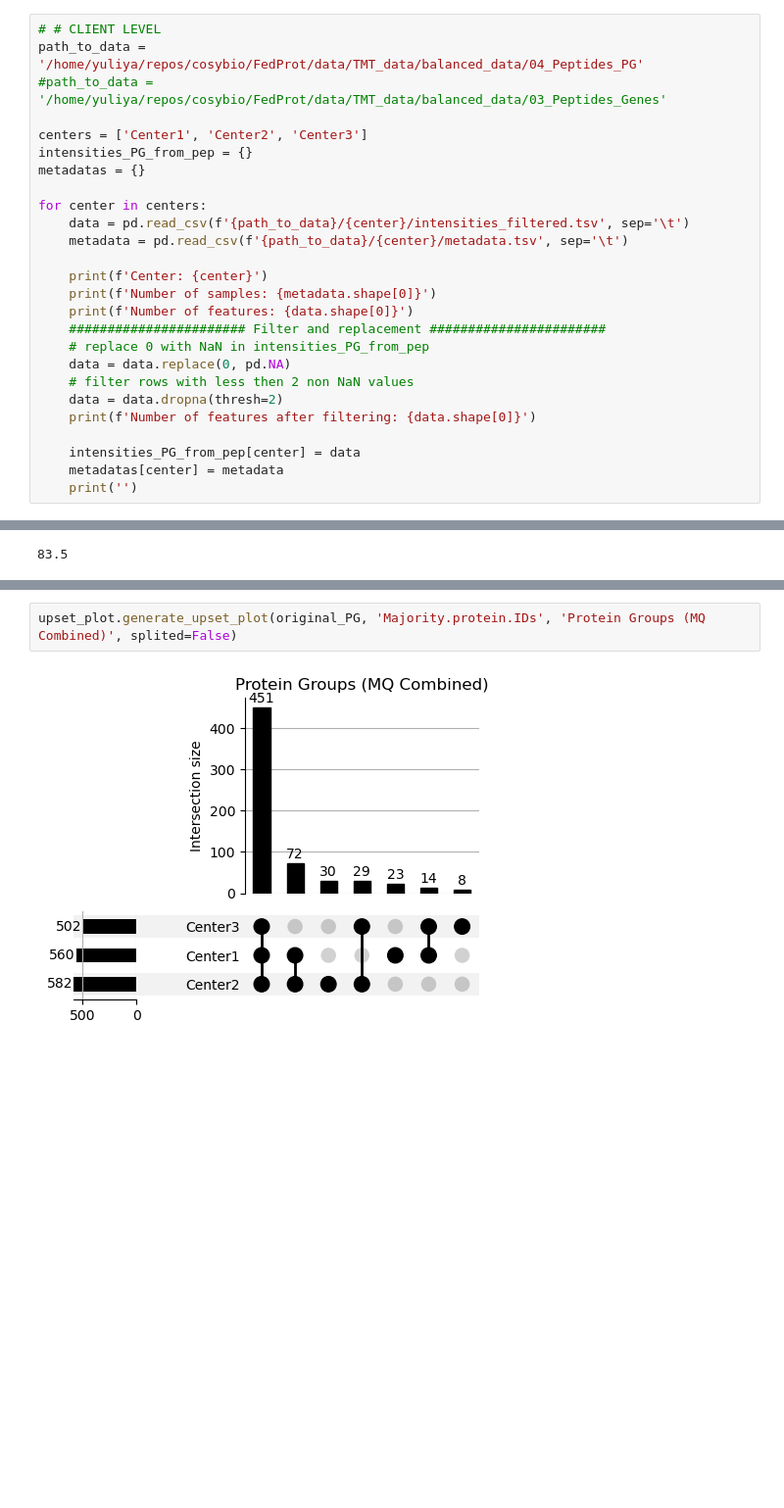
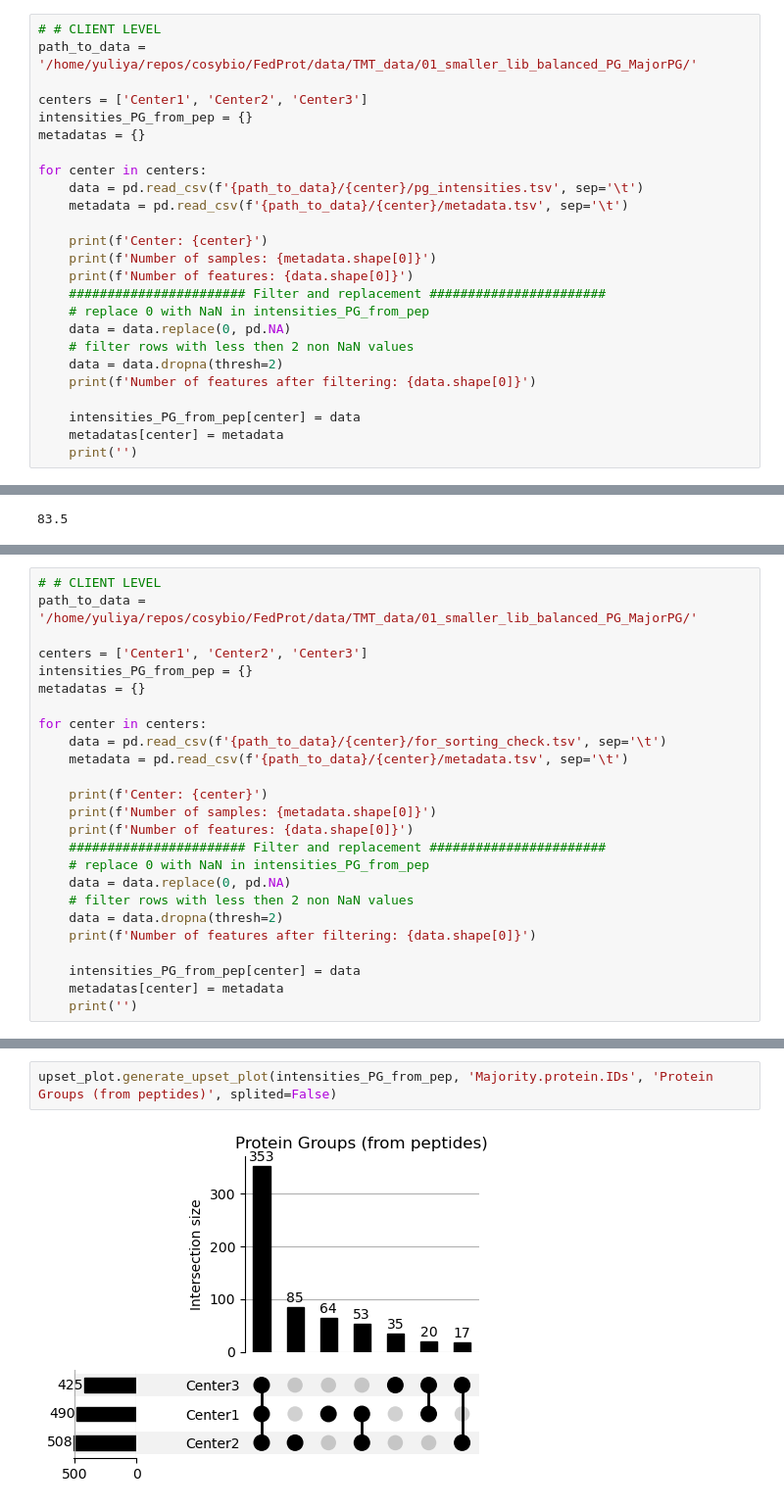
Before and after one commit to Freddsle/FedProt, a Jupyter notebook: data/TMT_data/03_merging_checks.ipynb, the cells around one changed output, grey strips where cells are left out. Shown at 98% size. Drawn from its saved outputs; the diff is of its cells as text; blank space fills up the shorter version.

```diff
--- a/data/TMT_data/03_merging_checks.ipynb
+++ b/data/TMT_data/03_merging_checks.ipynb
@@ -10,14 +8,13 @@ from plots import upset_plot
 # %%
 # # CLIENT LEVEL
-path_to_data = '/home/yuliya/repos/cosybio/FedProt/data/TMT_data/balanced_data/04_Peptides_PG'
-#path_to_data = '/home/yuliya/repos/cosybio/FedProt/data/TMT_data/balanced_data/03_Peptides_Genes'
+path_to_data = '/home/yuliya/repos/cosybio/FedProt/data/TMT_data/01_smaller_lib_balanced_PG_MajorPG/'
 
 centers = ['Center1', 'Center2', 'Center3']
 intensities_PG_from_pep = {}
 metadatas = {}
 
 for center in centers:
-    data = pd.read_csv(f'{path_to_data}/{center}/intensities_filtered.tsv', sep='\t')
+    data = pd.read_csv(f'{path_to_data}/{center}/pg_intensities.tsv', sep='\t')
     metadata = pd.read_csv(f'{path_to_data}/{center}/metadata.tsv', sep='\t')
 
     print(f'Center: {center}')
@@ -254,0 +62,25 @@ Number of features after filtering: 502
+# %%
+# # CLIENT LEVEL
+path_to_data = '/home/yuliya/repos/cosybio/FedProt/data/TMT_data/01_smaller_lib_balanced_PG_MajorPG/'
+
+centers = ['Center1', 'Center2', 'Center3']
+intensities_PG_from_pep = {}
+metadatas = {}
+
+for center in centers:
+    data = pd.read_csv(f'{path_to_data}/{center}/for_sorting_check.tsv', sep='\t')
+    metadata = pd.read_csv(f'{path_to_data}/{center}/metadata.tsv', sep='\t')
+
+    print(f'Center: {center}')
+    print(f'Number of samples: {metadata.shape[0]}')
+    print(f'Number of features: {data.shape[0]}')
+    ####################### Filter and replacement #######################
+    # replace 0 with NaN in intensities_PG_from_pep
+    data = data.replace(0, pd.NA)
+    # filter rows with less then 2 non NaN values
+    data = data.dropna(thresh=2)
+    print(f'Number of features after filtering: {data.shape[0]}')
+
+    intensities_PG_from_pep[center] = data
+    metadatas[center] = metadata
+    print('')
@@ -255,4 +102,4 @@ Number of features after filtering: 502
 # %%
-upset_plot.generate_upset_plot(original_PG, 'Majority.protein.IDs', 'Protein Groups (MQ Combined)', splited=False)
+upset_plot.generate_upset_plot(intensities_PG_from_pep, 'Majority.protein.IDs', 'Protein Groups (from peptides)', splited=False)
 # %% [output]
-[figure, old version]
+[figure, new version]
```
Also changed, not shown: parts of 60 cells of this notebook, 12 other files.
